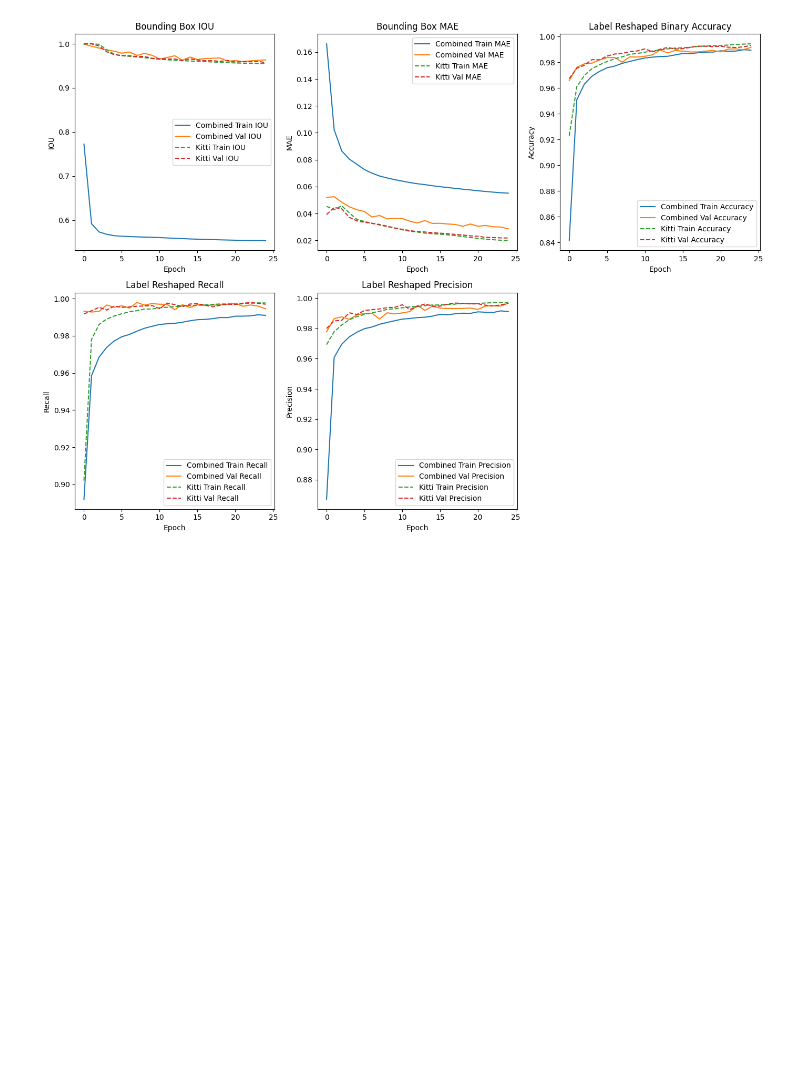
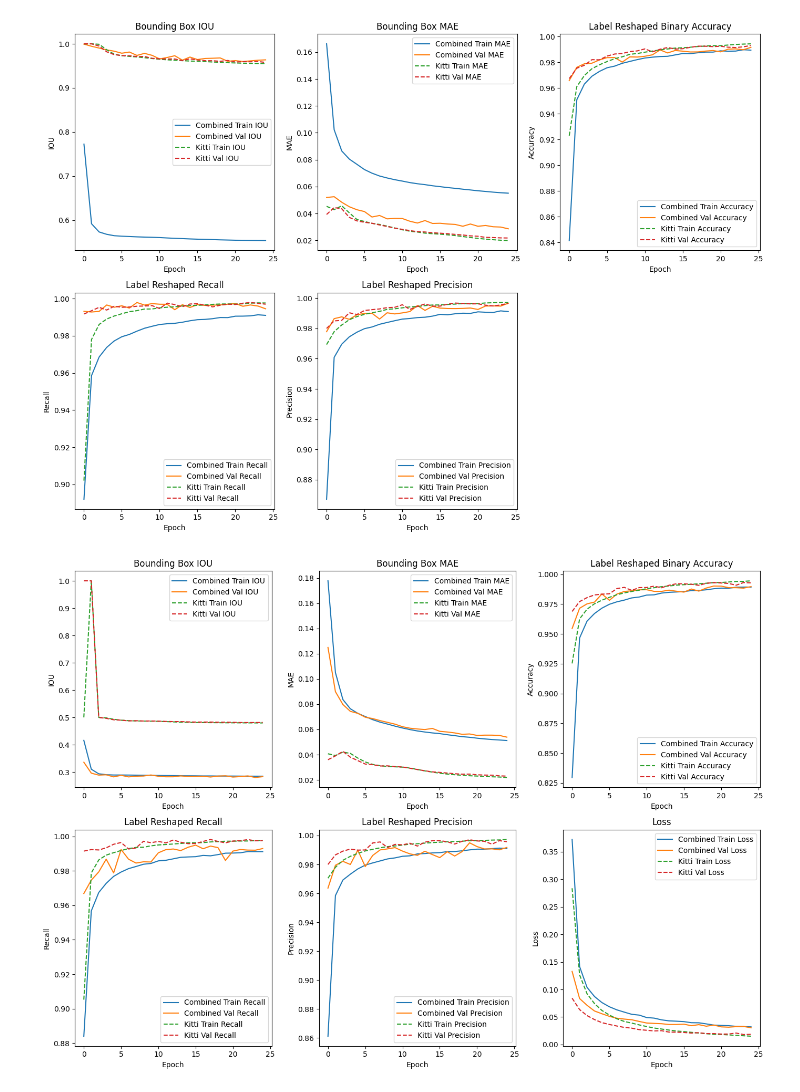
Before and after one commit to elihagen/EnhancingAI_Project, a Jupyter notebook: Programming/plot_results.ipynb, the cells around one changed output. Cells and saved outputs as stored; diff of their text form; code cells hidden in the pictures; blank space fills up the shorter version.

```diff
--- a/Programming/plot_results.ipynb
+++ b/Programming/plot_results.ipynb
@@ -70,3 +70,86 @@ plt.tight_layout()
 plt.show()
 # %% [output]
 [figure]
+# %%
+import pandas as pd
+import matplotlib.pyplot as plt
+
+# Load the CSV files
+file_path_combined = r"C:\Arbeitsordner\EAI_Abgabe\EnhancingAI_Project\Programming\Results\train_log_kitti_combined.csv"
+file_path_kitti = r"C:\Arbeitsordner\EAI_Abgabe\EnhancingAI_Project\Programming\Results\train_log_kitti_val.csv"
+"C:\Arbeitsordner\EnhancingAI_Project\Programming\Results\train_log_25kitti.csv"
+df_combined = pd.read_csv(file_path_combined)
+df_kitti = pd.read_csv(file_path_kitti)
+
+# Plot the relevant metrics over the epochs
+plt.figure(figsize=(14, 10))
+
+# Subplot 1: IOU
+plt.subplot(2, 3, 1)
+plt.plot(df_combined['epoch'], df_combined['bbox_reshaped_binary_io_u'], label='Combined Train IOU')
+plt.plot(df_combined['epoch'], df_combined['val_bbox_reshaped_binary_io_u'], label='Combined Val IOU')
+plt.plot(df_kitti['epoch'], df_kitti['bbox_reshaped_binary_io_u'], label='Kitti Train IOU', linestyle='--')
+plt.plot(df_kitti['epoch'], df_kitti['val_bbox_reshaped_binary_io_u'], label='Kitti Val IOU', linestyle='--')
+plt.xlabel('Epoch')
+plt.ylabel('IOU')
+plt.title('Bounding Box IOU')
+plt.legend()
+
+# Subplot 2: MAE
+plt.subplot(2, 3, 2)
+plt.plot(df_combined['epoch'], df_combined['bbox_reshaped_mae'], label='Combined Train MAE')
+plt.plot(df_combined['epoch'], df_combined['val_bbox_reshaped_mae'], label='Combined Val MAE')
+plt.plot(df_kitti['epoch'], df_kitti['bbox_reshaped_mae'], label='Kitti Train MAE', linestyle='--')
+plt.plot(df_kitti['epoch'], df_kitti['val_bbox_reshaped_mae'], label='Kitti Val MAE', linestyle='--')
+plt.xlabel('Epoch')
+plt.ylabel('MAE')
+plt.title('Bounding Box MAE')
+plt.legend()
+
+# Subplot 3: Accuracy
+plt.subplot(2, 3, 3)
+plt.plot(df_combined['epoch'], df_combined['label_reshaped_binary_accuracy'], label='Combined Train Accuracy')
+plt.plot(df_combined['epoch'], df_combined['val_label_reshaped_binary_accuracy'], label='Combined Val Accuracy')
+plt.plot(df_kitti['epoch'], df_kitti['label_reshaped_binary_accuracy'], label='Kitti Train Accuracy', linestyle='--')
+plt.plot(df_kitti['epoch'], df_kitti['val_label_reshaped_binary_accuracy'], label='Kitti Val Accuracy', linestyle='--')
+plt.xlabel('Epoch')
+plt.ylabel('Accuracy')
+plt.title('Label Reshaped Binary Accuracy')
+plt.legend()
+
+# Subplot 4: Precision and Recall
+plt.subplot(2, 3, 4)
+plt.plot(df_combined['epoch'], df_combined['label_reshaped_recall'], label='Combined Train Recall')
+plt.plot(df_combined['epoch'], df_combined['val_label_reshaped_recall'], label='Combined Val Recall')
+plt.plot(df_kitti['epoch'], df_kitti['label_reshaped_recall'], label='Kitti Train Recall', linestyle='--')
+plt.plot(df_kitti['epoch'], df_kitti['val_label_reshaped_recall'], label='Kitti Val Recall', linestyle='--')
+plt.xlabel('Epoch')
+plt.ylabel('Recall')
+plt.title('Label Reshaped Recall')
+plt.legend()
+
+plt.subplot(2, 3, 5)
+plt.plot(df_combined['epoch'], df_combined['label_reshaped_precision'], label='Combined Train Precision')
+plt.plot(df_combined['epoch'], df_combined['val_label_reshaped_precision'], label='Combined Val Precision')
+plt.plot(df_kitti['epoch'], df_kitti['label_reshaped_precision'], label='Kitti Train Precision', linestyle='--')
+plt.plot(df_kitti['epoch'], df_kitti['val_label_reshaped_precision'], label='Kitti Val Precision', linestyle='--')
+plt.xlabel('Epoch')
+plt.ylabel('Precision')
+plt.title('Label Reshaped Precision')
+plt.legend()
+
+
+plt.subplot(2, 3, 6)
+plt.plot(df_combined['epoch'], df_combined['loss'], label='Combined Train Loss')
+plt.plot(df_combined['epoch'], df_combined['val_loss'], label='Combined Val Loss')
+plt.plot(df_kitti['epoch'], df_kitti['loss'], label='Kitti Train Loss', linestyle='--')
+plt.plot(df_kitti['epoch'], df_kitti['val_loss'], label='Kitti Val Loss', linestyle='--')
+plt.xlabel('Epoch')
+plt.ylabel('Loss')
+plt.title('Loss')
+plt.legend()
+
+plt.tight_layout()
+plt.show()
+# %% [output]
+[figure, added]
```
Also changed, not shown: 10 other files.
